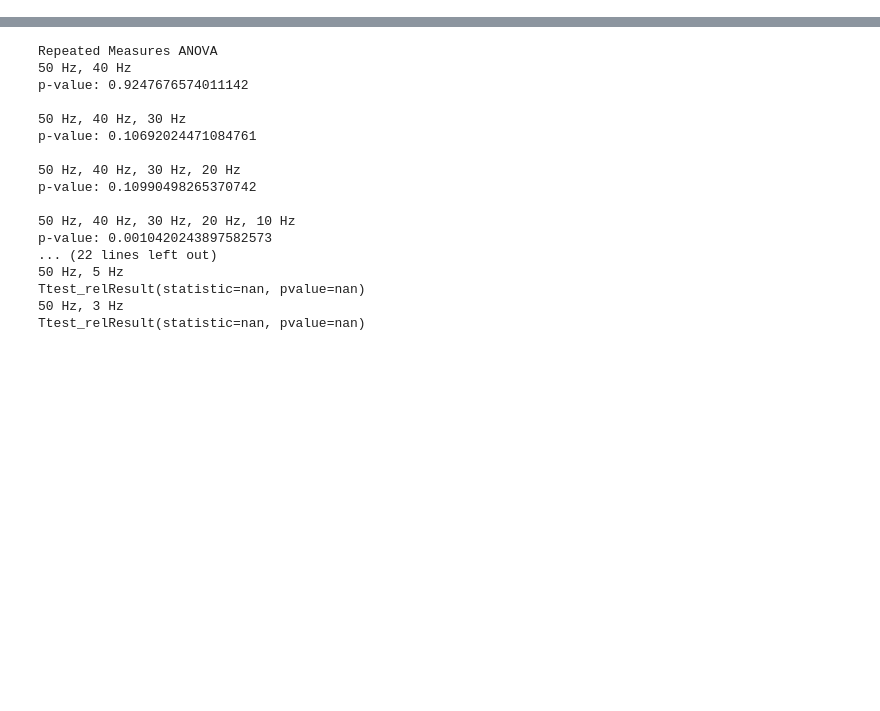
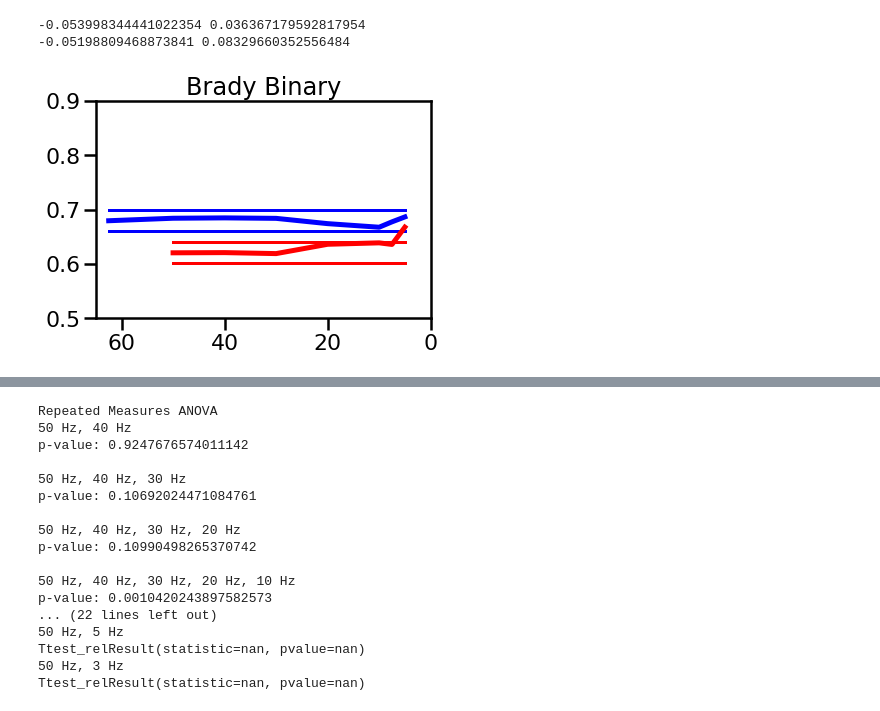
Before and after one commit to nshawen/CIS-PD-Optimization, a Jupyter notebook: Downsampling Analysis.ipynb, the cells around one changed output, grey strips where cells are left out. Cells and saved outputs as stored; diff of their text form; code cells hidden in the pictures; blank space fills up the shorter version.

```diff
--- a/Downsampling Analysis.ipynb
+++ b/Downsampling Analysis.ipynb
@@ -370,0 +509,11 @@ f.close()
+# %%
+ax = plotFrequencies('sensor','Bradykinesia','Binary',c='b')
+plotFrequencies('watch','Bradykinesia','Binary',c='r')
+plt.ylim([.5,.9])
+plt.xlim([65,0])
+plt.title('Brady Binary')
+plt.savefig('C:\\Users\\nshawen\\Box\\CIS-PD Optimization\\Images\\Brady_BinaryDown.svg')
+# %% [output]
+-0.053998344441022354 0.036367179592817954
+-0.05198809468873841 0.08329660352556484
+[figure, added]
```
Also changed, not shown: parts of 26 cells of this notebook.
